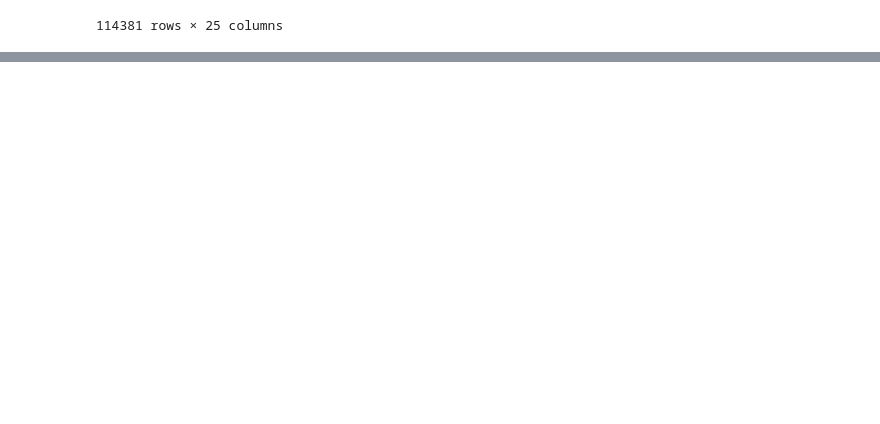
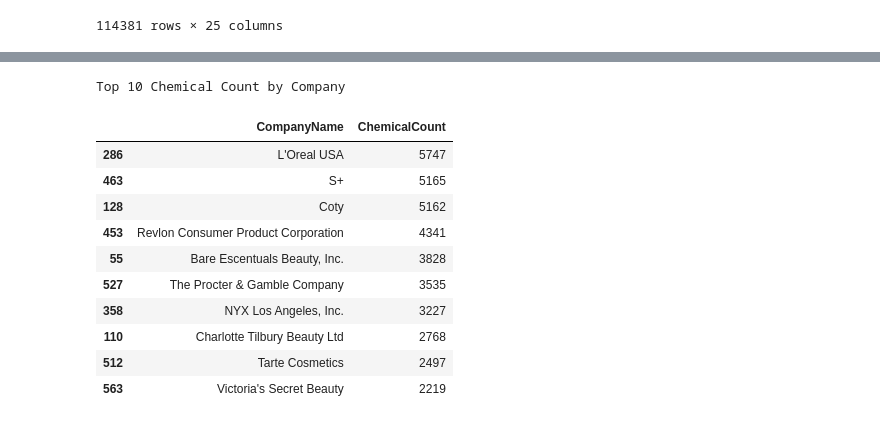
Before and after one commit to jashwanthikaa/Chemicals-in-Cosmetics, a Jupyter notebook: Chemicals_in_Cosmetics.ipynb, the cells around one changed output, grey strips where cells are left out. Cells and saved outputs as stored; diff of their text form; code cells hidden in the pictures; blank space fills up the shorter version.

Commit message:
Commit for Initial Analysis and Summary Statistics "Added statistical summaries, top chemicals analysis, and chemical counts by company."

```diff
--- a/Chemicals_in_Cosmetics.ipynb
+++ b/Chemicals_in_Cosmetics.ipynb
@@ -207,0 +223,24 @@ chemcos
+# %%
+#Chemical Count by Company
+chemical_by_Company = (
+    merged_data.groupby('CompanyName')['ChemicalName']
+    .count()
+    .reset_index()
+    .rename(columns={'ChemicalName': 'ChemicalCount'})
+    .sort_values(by='ChemicalCount', ascending=False)
+)
+print("Top 10 Chemical Count by Company")
+chemical_by_Company.head(10)
+# %% [output]
+Top 10 Chemical Count by Company
+|  | CompanyName | ChemicalCount |
+| 286 | L'Oreal USA | 5747 |
+| 463 | S+ | 5165 |
+| 128 | Coty | 5162 |
+| 453 | Revlon Consumer Product Corporation | 4341 |
+| 55 | Bare Escentuals Beauty, Inc. | 3828 |
+| 527 | The Procter & Gamble Company | 3535 |
+| 358 | NYX Los Angeles, Inc. | 3227 |
+| 110 | Charlotte Tilbury Beauty Ltd | 2768 |
+| 512 | Tarte Cosmetics | 2497 |
+| 563 | Victoria's Secret Beauty | 2219 |
```
Also changed, not shown: parts of 1 cell of this notebook.
